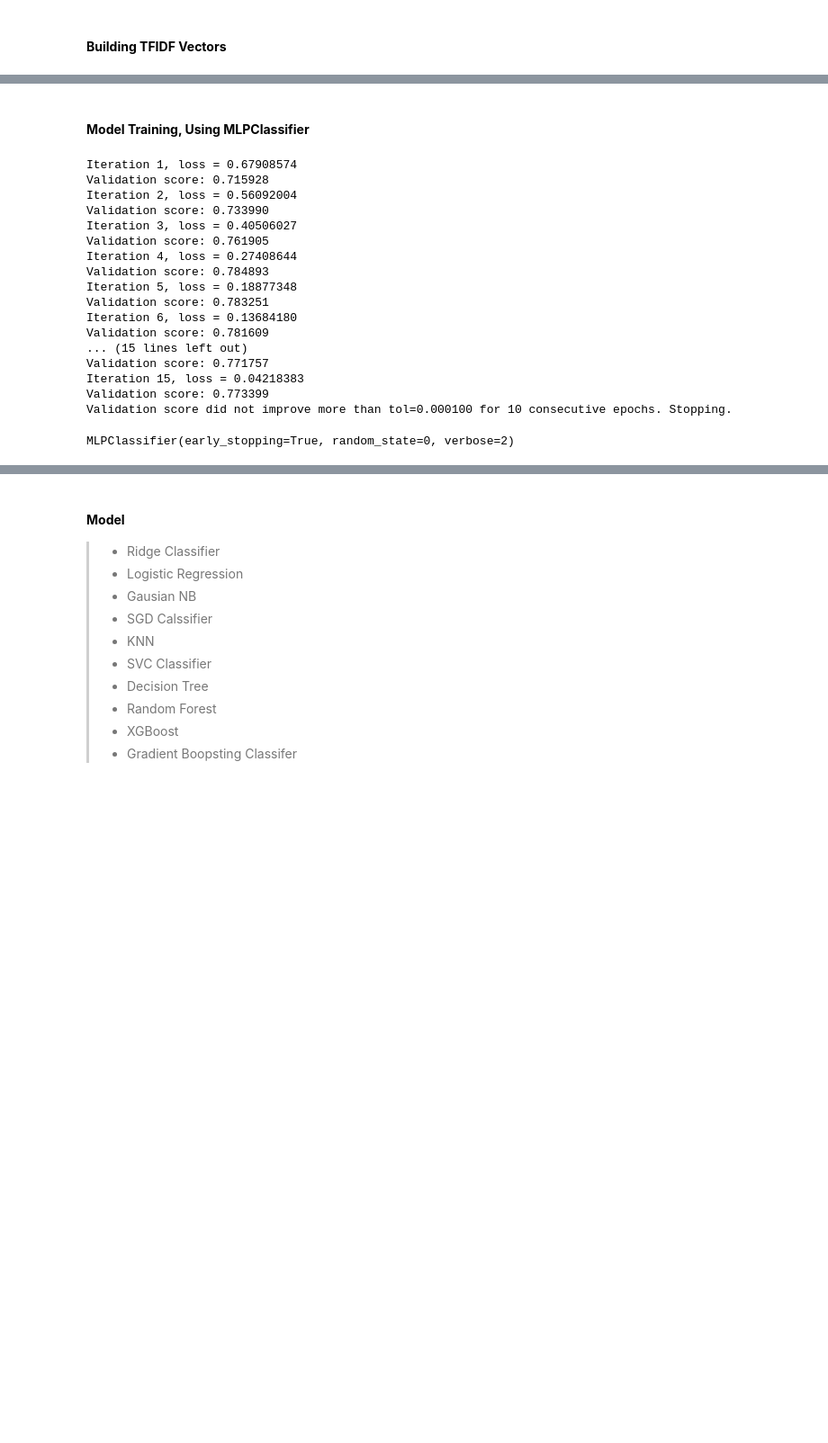
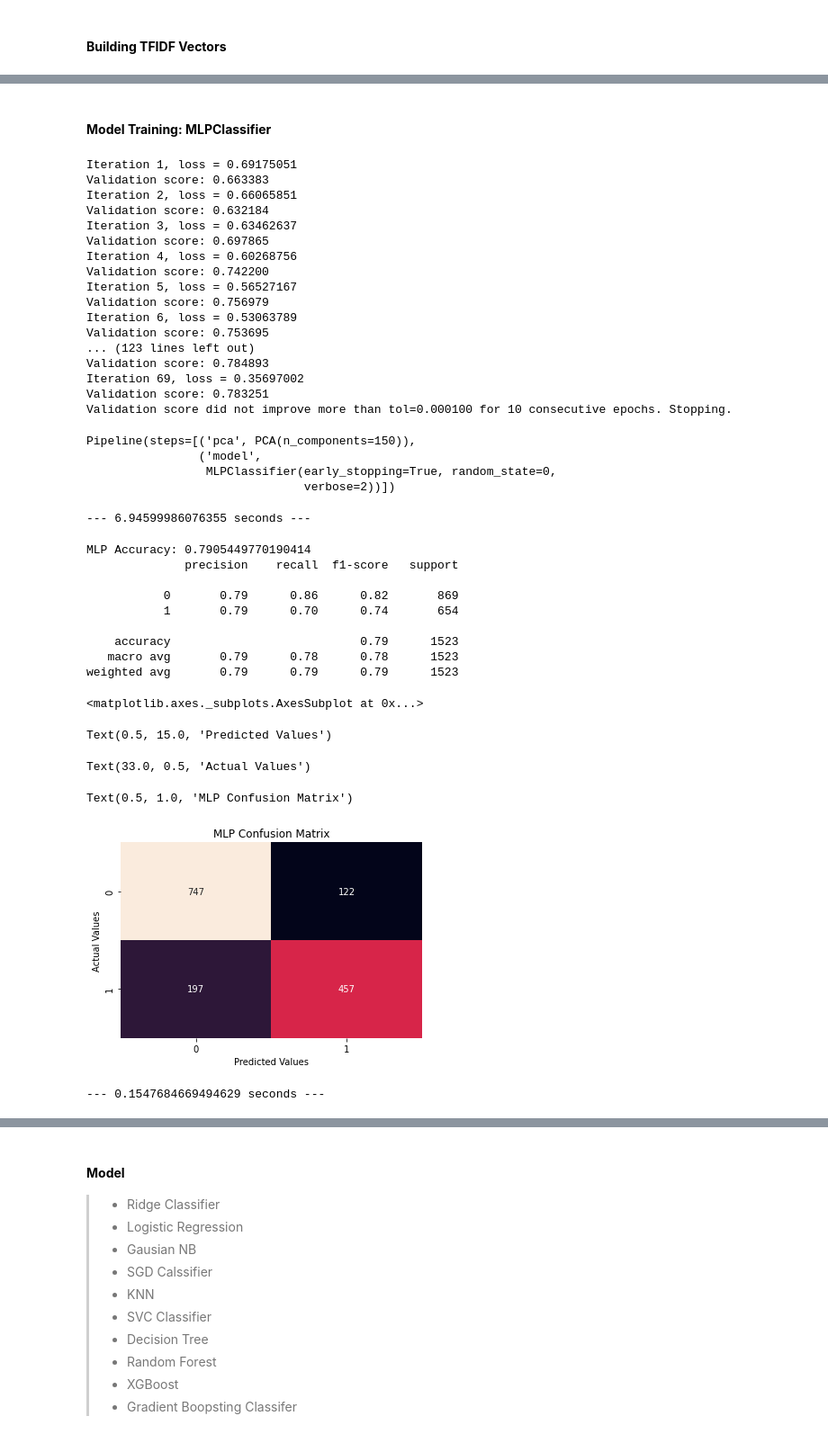
Before and after one commit to Nicole-Hong/LHL_Final_Project_NLP, a Jupyter notebook: src/nlp_disaster_tfidf_ml.ipynb, the cells around one changed output, grey strips where cells are left out. Shown: that part at 90% size. Saved outputs shown, nothing was run; the diff lists cells and outputs as text; code cells hidden in the pictures; blank space fills up the shorter version.

```diff
--- a/src/nlp_disaster_tfidf_ml.ipynb
+++ b/src/nlp_disaster_tfidf_ml.ipynb
@@ -322,5 +406,5 @@ print(x_val.shape)
 # %% [markdown]
-#### __Model Training, Using MLPClassifier__
+#### __Model Training: MLPClassifier__
 # %%
 # start time to measure the time of the program execution
 start_time = time.time()
@@ -329,42 +413,64 @@ from sklearn.neural_network import MLPClassifier
 from sklearn.datasets import make_classification
 
 mlp=MLPClassifier(random_state=0, early_stopping=True, verbose=2)
-mlp.fit(x_train, y_train)
+pipeline_mlp = Pipeline(steps=[('pca', PCA(n_components=150)),
+                           ('model', mlp)])
+pipeline_mlp.fit(x_train, y_train)
 
 # print the overall program runtime.
 print(f"\n\n--- {(time.time() - start_time)} seconds ---")
 # %% [output]
-Iteration 1, loss = 0.67908574
-Validation score: 0.715928
-Iteration 2, loss = 0.56092004
-Validation score: 0.733990
-Iteration 3, loss = 0.40506027
-Validation score: 0.761905
-Iteration 4, loss = 0.27408644
+Iteration 1, loss = 0.69175051
+Validation score: 0.663383
+Iteration 2, loss = 0.66065851
+Validation score: 0.632184
+Iteration 3, loss = 0.63462637
+Validation score: 0.697865
+Iteration 4, loss = 0.60268756
+Validation score: 0.742200
+Iteration 5, loss = 0.56527167
+Validation score: 0.756979
+Iteration 6, loss = 0.53063789
+Validation score: 0.753695
+... (123 lines left out)
 Validation score: 0.784893
-Iteration 5, loss = 0.18877348
+Iteration 69, loss = 0.35697002
 Validation score: 0.783251
-Iteration 6, loss = 0.13684180
-Validation score: 0.781609
-... (15 lines left out)
-Validation score: 0.771757
-Iteration 15, loss = 0.04218383
-Validation score: 0.773399
 Validation score did not improve more than tol=0.000100 for 10 consecutive epochs. Stopping.
-MLPClassifier(early_stopping=True, random_state=0, verbose=2)
+Pipeline(steps=[('pca', PCA(n_components=150)),
+                ('model',
+                 MLPClassifier(early_stopping=True, random_state=0,
+                               verbose=2))])
+--- 6.94599986076355 seconds ---
 # %%
 # start time to measure the time of the program execution
 start_time = time.time()
 
-y_pred_mlp=mlp.predict(x_val)
+y_pred_mlp=pipeline_mlp.predict(x_val)
 cm_mlp = confusion_matrix(y_val, y_pred_mlp)
 print('MLP Accuracy:', accuracy_score(y_val, y_pred_mlp))
 print(classification_report(y_val, y_pred_mlp))
 sns.heatmap(cm_mlp, annot=True, fmt='g', cbar=False)
 plt.xlabel('Predicted Values')
 plt.ylabel('Actual Values')
 plt.title('MLP Confusion Matrix')
 plt.show()
 
 # print the overall program runtime.
 print(f"\n\n--- {(time.time() - start_time)} seconds ---")
+# %% [output]
+MLP Accuracy: 0.7905449770190414
+              precision    recall  f1-score   support
+
+           0       0.79      0.86      0.82       869
+           1       0.79      0.70      0.74       654
+
+    accuracy                           0.79      1523
+   macro avg       0.79      0.78      0.78      1523
+weighted avg       0.79      0.79      0.79      1523
+<matplotlib.axes._subplots.AxesSubplot at 0x...>
+Text(0.5, 15.0, 'Predicted Values')
+Text(33.0, 0.5, 'Actual Values')
+Text(0.5, 1.0, 'MLP Confusion Matrix')
+[figure, added]
+--- 0.1547684669494629 seconds ---
```
Also changed, not shown: parts of 50 cells of this notebook, 6 other files.
